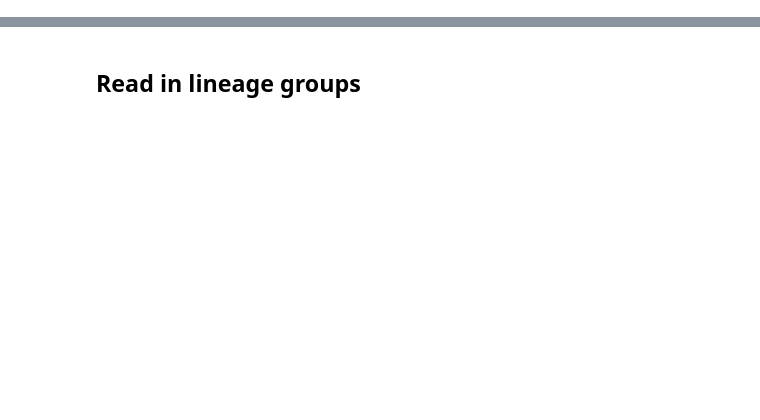
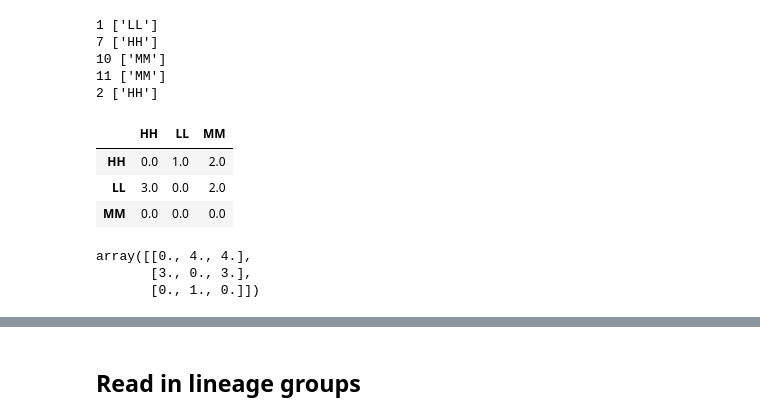
Before and after one commit to mattjones315/MetastasisTracing, a Jupyter notebook: infer_transition_matrices.ipynb, the cells around one changed output, grey strips where cells are left out. Cells and saved outputs as stored; diff of their text form; code cells hidden in the pictures; blank space fills up the shorter version.

```diff
--- a/infer_transition_matrices.ipynb
+++ b/infer_transition_matrices.ipynb
@@ -27,0 +165,50 @@ from contextlib import suppress
+# %%
+t = nx.balanced_tree(2, 3, create_using=nx.DiGraph)
+
+rndict = {}
+for n in t.node:
+    nn = Node(n, [])
+    rndict[n] = nn
+t = nx.relabel_nodes(t, rndict)
+
+label_dict = {7: 'HH', 8: 'LL', 9: 'LL', 10: 'MM', 11: 'MM', 12: 'HH', 13: 'HH', 14: 'HH'}
+
+meta = pd.DataFrame.from_dict(label_dict, orient='index')
+
+#LARR = np.zeros((len(t.nodes()), len(meta.iloc[:,0].unique())))
+
+root = [n for n in t if t.in_degree(n) == 0][0]
+t = ctp.assign_labels(t, meta.iloc[:,0])
+possible_labels = meta.iloc[:,0].unique()
+
+t = cmp.set_depth(t, root)
+t = fp.fitch_bottom_up(t, root)
+
+bfs_postorder = [root]
+for e0, e1 in nx.bfs_edges(t, root):
+    bfs_postorder.append(e1)
+
+node_to_i = dict(zip(bfs_postorder, range(len(t.nodes))))
+label_to_j = dict(zip(possible_labels, range(len(possible_labels))))
+
+t = reconcile_fitch(t)
+
+# LARR = count_opt_solutions(t, possible_labels, node_to_i, label_to_j)
+
+# C = count_num_transitions(t, LARR, possible_labels, node_to_i, label_to_j)
+
+# for s1 in possible_labels:
+#     for s2 in possible_labels:
+#         print(s1, s2, np.sum(C[node_to_i[root], :, label_to_j[s1], label_to_j[s2]]))
+# %%
+compute_transitions(t, meta.iloc[:,0])
+# %% [output]
+1 ['LL']
+7 ['HH']
+10 ['MM']
+11 ['MM']
+2 ['HH']
+|  | HH | LL | MM |
+| HH | 0.0 | 1.0 | 2.0 |
+| LL | 3.0 | 0.0 | 2.0 |
+| MM | 0.0 | 0.0 | 0.0 |
@@ -27,0 +300,28 @@ from contextlib import suppress
+# %%
+t = ctp.assign_labels(t, meta.iloc[:,0])
+possible_labels = meta.iloc[:,0].unique()
+
+C = sankoff_parsimony.sankoff(t, possible_labels=possible_labels)
+pars = np.amin(C[0,:])
+
+root = [n for n in t if t.in_degree(n) == 0][0]
+
+bfs_postorder = [root]
+for e0, e1 in nx.bfs_edges(t, root):
+    bfs_postorder.append(e1)
+
+node_to_i = dict(zip(bfs_postorder, range(len(t.nodes))))
+label_to_j = dict(zip(possible_labels, range(len(possible_labels))))
+
+opt_solutions_root = np.where(C[node_to_i[root], :] == pars)[0]
+
+tmat = np.zeros((C.shape[1], C.shape[1]))
+for o in opt_solutions_root:
+    sol, tm = count_opt_solutions_DP(t, C, root, o, node_to_i)
+    tmat += tm
+
+tmat
+# %% [output]
+array([[0., 4., 4.],
+       [3., 0., 3.],
+       [0., 1., 0.]])
```
Also changed, not shown: parts of 8 cells of this notebook, 11 other files.
